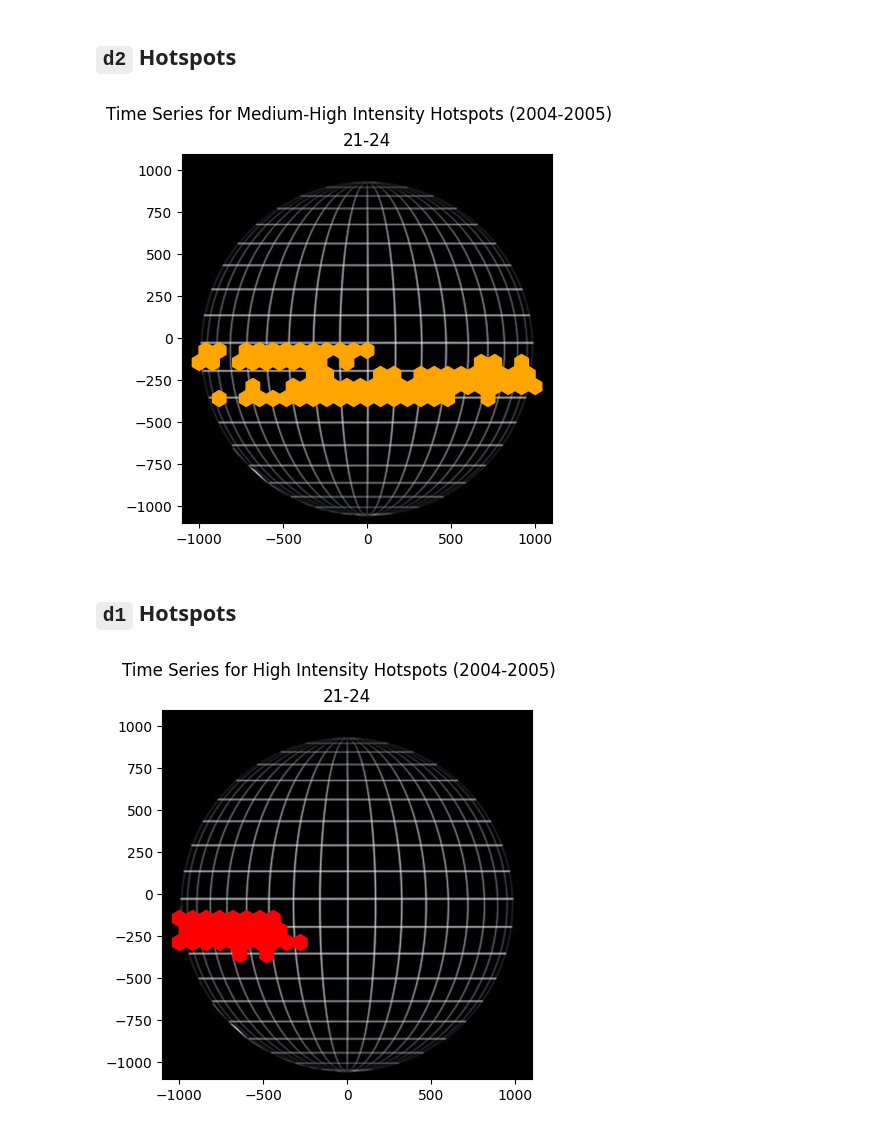
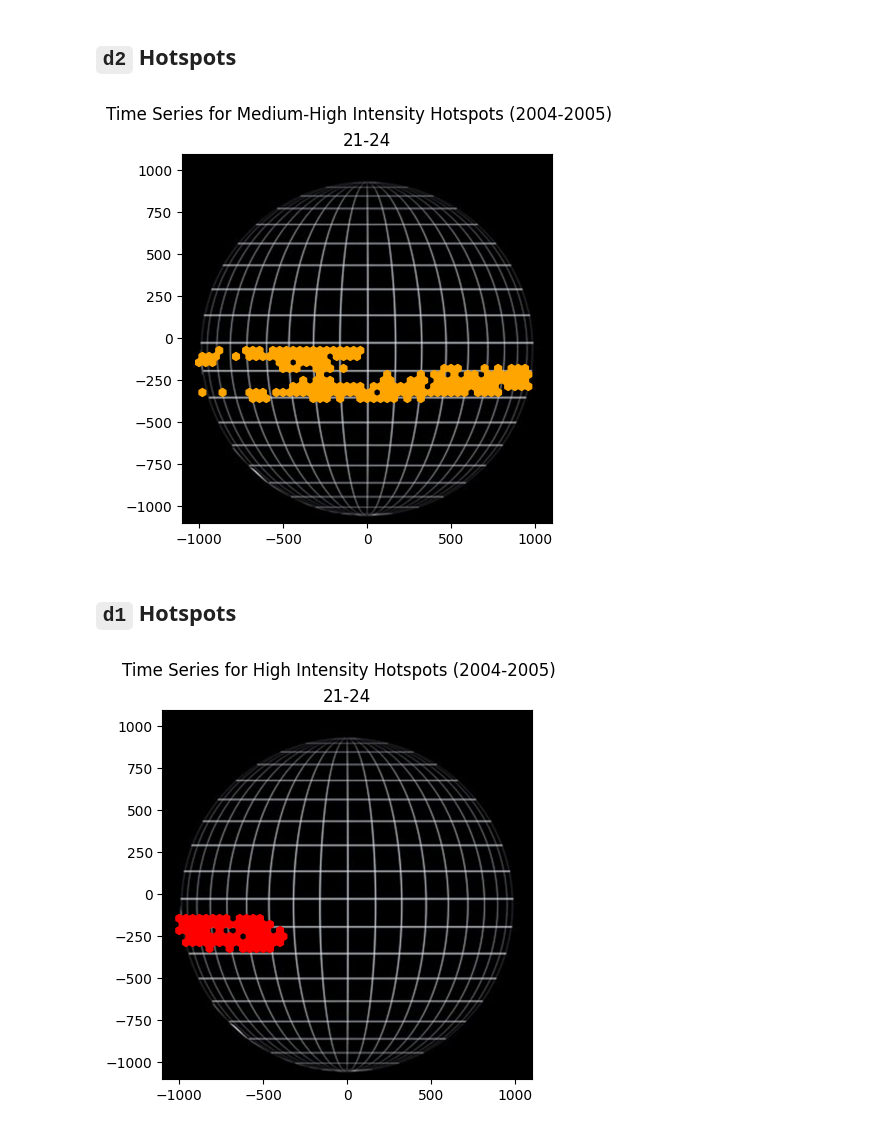
Before and after one commit to bsanchezhtx/helios-group-project, a Jupyter notebook: task2.ipynb, the cells around one changed output. Cells and saved outputs as stored; diff of their text form; code cells hidden in the pictures.

```diff
--- a/task2.ipynb
+++ b/task2.ipynb
@@ -51,7 +51,7 @@ def thresholds(data):
         # append the potential threshold values to the ticks list
         # a level value of [0, 0.25, 0.5, 0.75, 1] will return 5 intensity values where each
         # corresponds with a probability mass of 20%, 50%, and so on
-        ticks.append(helios.intensity_estimation_frequency(data=set, thresh=True, levels=[0.2, 0.50, 0.65, 0.95, 1]))
+        ticks.append(helios.intensity_estimation_frequency(data=set, thresh=True, levels=[0.2, 0.50, 0.65, 0.99, 1]))
 
     # numpy mean will get the element-wise mean for all the potential threshold values
     # from here, we can select the d1 and d2 threshold values from this list, like t[2] for the med
@@ -94,9 +94,9 @@ def hotspots(data, d2, d1):
     plt.figure()
     plt.xlim(-1000, 1000)
     plt.ylim(-1000, 1000)
-    plt.hexbin(x=x, y=y, C=c, cmap=matplotlib.colors.ListedColormap(colors), gridsize=50, extent=(-1000, 1000, -1000,1000), mincnt=3)
+    plt.hexbin(x=x, y=y, C=c, cmap=matplotlib.colors.ListedColormap(colors), gridsize=50, extent=(-1000, 1000, -1000, 1000), mincnt=3)
     cb = plt.colorbar()
-    loc = np.arange(0,max(c),max(c)/float(len(colors)))
+    loc = np.arange(0, max(c), max(c)/float(len(colors)))
     cb.set_ticks(loc)
     cb.set_ticklabels(hotspot_type)
     plt.xlabel('x.pos.asec')
@@ -131,12 +131,10 @@ d1: 1.304550277167344e-06
 
 dates = []
 helios = Helios()
+intesities = helios.intensity_estimation_frequency(df, plot=False)
+df['intensity.estimation'] = intesities
 for data in dfs:
     dates.append(f"{data['month'].min()}-{data['month'].max()}")
-    # getting the intensity values based on frequency for this data set
-    intesities = helios.intensity_estimation_frequency(data, plot=False)
-    # assigning them in a new column in the dataframe
-    data['intensity.estimation'] = intesities
 
     # new empty array that will contain the classification for the solar flare
     intensity_classifications = np.empty(shape=len(data), dtype=np.int32)
@@ -145,18 +143,12 @@ for data in dfs:
 
     # classifying each hotspot as either 0: low intensity, 1: medium-high intensity, or 2: high intensity
     data['intensity.class'] = np.where((data['intensity.estimation'] < d2 ), 0, data['intensity.class'])
-    data['intensity.class'] = np.where(((data['intensity.estimation'] >= d2) & (data['intensity.estimation'] < d1)), 1, data['intensity.class'] )
+    data['intensity.class'] = np.where((data['intensity.estimation'] >= d2), 1, data['intensity.class'] )
     data['intensity.class'] = np.where((data['intensity.estimation'] >= d1 ), 2, data['intensity.class'])
 # %% [markdown]
 ## `d2` Hotspots
 # %%
 # time series using matplotlib animations
-
-# getting the the medium-high intensity flares for months 1-4
-med = dfs[0].loc[dfs[0]['intensity.class'] == 1]
-x = med['x.pos.asec'].values.flatten()
-y = med['y.pos.asec'].values.flatten()
-c = med['intensity.class'].values.flatten()
 
 fig, ax = plt.subplots()
 plt.suptitle('Time Series for Medium-High Intensity Hotspots')
@@ -166,47 +158,41 @@ ax.set_ylim(-1100, 1100)
 ax.set_title(dates[0])
 img = plt.imread('bg.jpg')
 ax.imshow(img, extent=[-1100, 1100, -1100, 1100])
 
-# initially plotting months 1-4, this will serve as the first frame of the animation
-hex = plt.hexbin(x, y, C=c, cmap=matplotlib.colors.ListedColormap(['orange']), gridsize=25, extent=(-1000, 1000, -1000, 1000))
+# initially an empty plot, this will be updated in the animation
+hex = plt.hexbin([], [], C=[], cmap=matplotlib.colors.ListedColormap(['orange']), gridsize=50, extent=(-1000, 1000, -1000, 1000))
 
 # update function for the animation
 def update(frame):
     # gets the next subset of data for the next frame and finds the medium flares
     med = dfs[frame].loc[dfs[frame]['intensity.class'] == 1]
     x = med['x.pos.asec'].values.flatten()
     y = med['y.pos.asec'].values.flatten()
     c = med['intensity.class'].values.flatten()
 
     # clearing and redrawing the hexbin plot
     ax.clear()
     plt.suptitle('Time Series for Medium-High Intensity Hotspots (2004-2005)')
     ax.set_xlim(-1100, 1100)
     ax.set_ylim(-1100, 1100)
     ax.set_title(dates[frame])
     ax.imshow(img, extent=[-1100, 1100, -1100, 1100])
-    hex = plt.hexbin(x, y, C=c, cmap=matplotlib.colors.ListedColormap(['orange']), gridsize=25, extent=(-1000, 1000, -1000, 1000))
+    hex = plt.hexbin(x, y, C=c, cmap=matplotlib.colors.ListedColormap(['orange']), gridsize=50, extent=(-1000, 1000, -1000, 1000))
 
     # returning the hex plot
     return hex,
 
 # matplotlib animation as gif
 ani = animation.FuncAnimation(fig, update, frames=11, blit=True)
 writer = animation.PillowWriter(fps=1, metadata=dict(artist='Machine Learning Mavericks'), bitrate=1800)
 ani.save('./output/time_series_med.gif', writer=writer)
 plt.show()
 # %% [output]
-[figure, old version]
+[figure, new version]
 # %% [markdown]
 ## `d1` Hotspots
 # %%
 # time series using matplotlib animations
-
-# getting the the high intensity flares for months 1-4
-high = dfs[0].loc[dfs[0]['intensity.class'] == 2]
-x = high['x.pos.asec'].values.flatten()
-y = high['y.pos.asec'].values.flatten()
-c = high['intensity.class'].values.flatten()
 
 fig, ax = plt.subplots()
 plt.suptitle('Time Series for Medium-High Intensity Hotspots')
@@ -218,7 +204,7 @@ ax.set_title(dates[0])
 ax.imshow(img, extent=[-1100, 1100, -1100, 1100])
 
 # initially plotting months 1-4, this will serve as the first frame of the animation
-hex = plt.hexbin(x, y, C=c, cmap=matplotlib.colors.ListedColormap(['red']), gridsize=25, extent=(-1000, 1000, -1000, 1000))
+hex = plt.hexbin([], [], C=[], cmap=matplotlib.colors.ListedColormap(['red']), gridsize=50, extent=(-1000, 1000, -1000, 1000))
 
 # update function
 def update(frame):
@@ -235,14 +221,14 @@ def update(frame):
     ax.set_ylim(-1100, 1100)
     ax.set_title(dates[frame])
     ax.imshow(img, extent=[-1100, 1100, -1100, 1100])
-    hex = plt.hexbin(x, y, C=c, cmap=matplotlib.colors.ListedColormap(['red']), gridsize=25, extent=(-1000, 1000, -1000, 1000))
+    hex = plt.hexbin(x, y, C=c, cmap=matplotlib.colors.ListedColormap(['red']), gridsize=50, extent=(-1000, 1000, -1000, 1000))
 
     return hex,
 
 # matplotlib animation as gif
-ani = animation.FuncAnimation(fig, update, frames=11, blit=True)
+ani = animation.FuncAnimation(fig, update, frames=11)
 writer = animation.PillowWriter(fps=1, metadata=dict(artist='Machine Learning Mavericks'), bitrate=1800)
 ani.save('./output/time_series_high.gif', writer=writer)
 plt.show()
 # %% [output]
-[figure, old version]
+[figure, new version]
```
Also changed, not shown: parts of 1 cell of this notebook, 3 other files.
